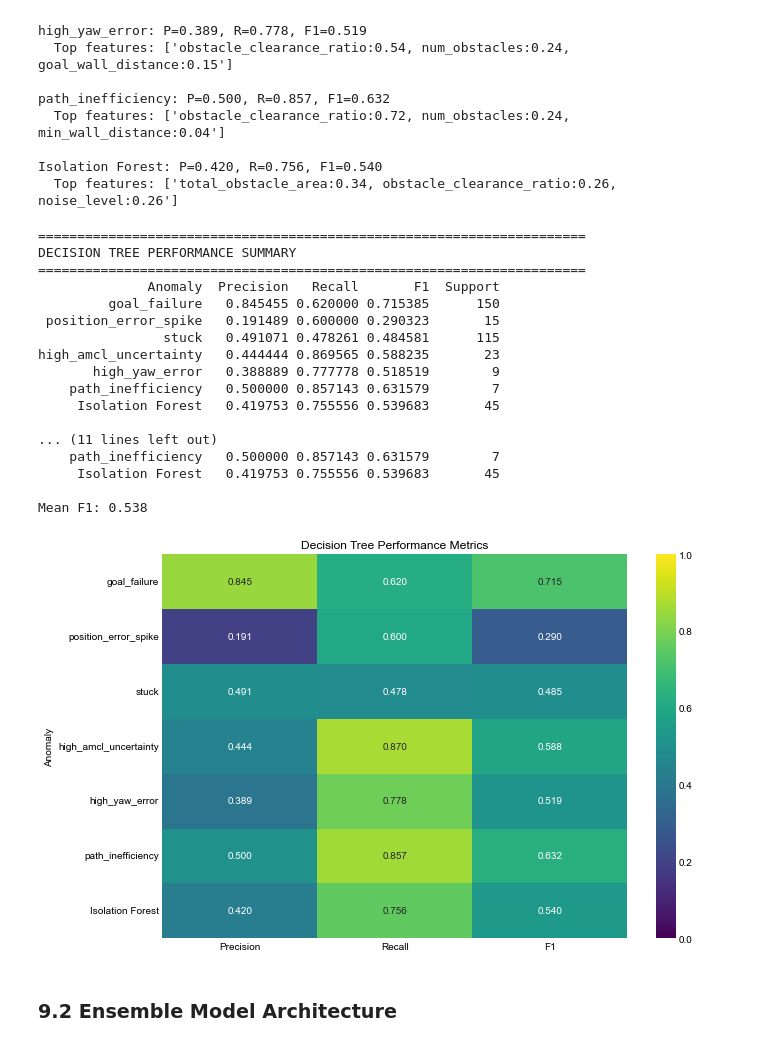
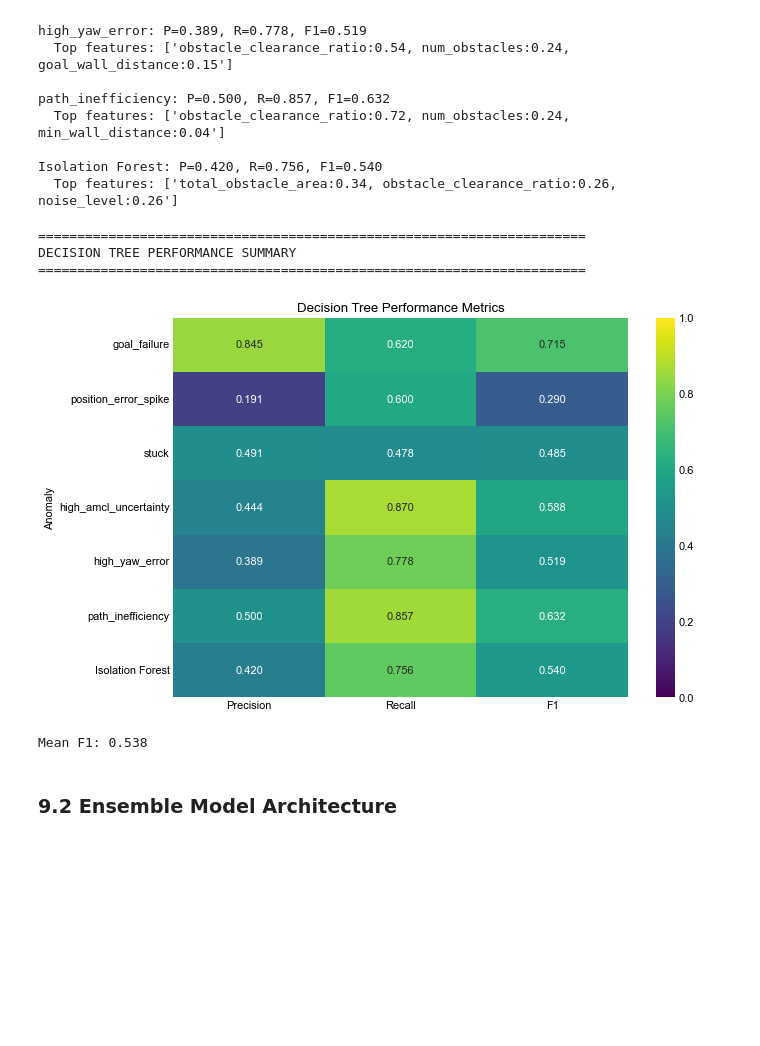
Before and after one commit to nasimpc/Robot-Navigation-Anomaly-Detection-and-Causal-Analysis, a Jupyter notebook: assignment3/team_02_assignment03.ipynb, the cells around one changed output. Cells and saved outputs as stored; diff of their text form; code cells hidden in the pictures; blank space fills up the shorter version.

```diff
--- a/assignment3/team_02_assignment03.ipynb
+++ b/assignment3/team_02_assignment03.ipynb
@@ -1159,46 +1159,32 @@ Isolation Forest: P=0.420, R=0.756, F1=0.540
   Top features: ['total_obstacle_area:0.34, obstacle_clearance_ratio:0.26, noise_level:0.26']
 # %%
 # Performance Summary
-# print('\n' + '='*70)
-# print('DECISION TREE PERFORMANCE SUMMARY')
-# print('='*70)
+print('\n' + '='*70)
+print('DECISION TREE PERFORMANCE SUMMARY')
+print('='*70)
 
-# perf_df = pd.DataFrame([
-#     {'Anomaly': a, 'Precision': r['precision'], 'Recall': r['recall'],
-#      'F1': r['f1'], 'Support': r['support']}
-#     for a, r in tree_reports.items()
-# ])
-# print(perf_df.to_string(index=False))
-# print(f'\nMean F1: {perf_df["F1"].mean():.3f}')
+perf_df = pd.DataFrame([
+    {'Anomaly': a, 'Precision': r['precision'], 'Recall': r['recall'],
+     'F1': r['f1'], 'Support': r['support']}
+    for a, r in tree_reports.items()
+])
 
 # Visualization
 if not perf_df.empty:
     fig, ax = plt.subplots(figsize=(10, 6))
     sns.heatmap(perf_df.set_index('Anomaly')[['Precision', 'Recall', 'F1']],
                 annot=True, fmt='.3f', cmap='viridis', vmin=0, vmax=1, ax=ax)
     ax.set_title('Decision Tree Performance Metrics')
     plt.tight_layout()
     plt.savefig(IMAGES_PATH / 'decision_tree_performance.png', dpi=150, **SAVEFIG_KW)
     plt.show()
+print(f'\nMean F1: {perf_df["F1"].mean():.3f}')
 # %% [output]
 ======================================================================
 DECISION TREE PERFORMANCE SUMMARY
 ======================================================================
-              Anomaly  Precision   Recall       F1  Support
-         goal_failure   0.845455 0.620000 0.715385      150
- position_error_spike   0.191489 0.600000 0.290323       15
-                stuck   0.491071 0.478261 0.484581      115
-high_amcl_uncertainty   0.444444 0.869565 0.588235       23
-       high_yaw_error   0.388889 0.777778 0.518519        9
-    path_inefficiency   0.500000 0.857143 0.631579        7
-     Isolation Forest   0.419753 0.755556 0.539683       45
-
-... (11 lines left out)
-    path_inefficiency   0.500000 0.857143 0.631579        7
-     Isolation Forest   0.419753 0.755556 0.539683       45
-
-Mean F1: 0.538
-[figure, old version]
+[figure, new version]
+Mean F1: 0.538
 # %% [markdown]
 ### 9.2 Ensemble Model Architecture
 # %%
```
Also changed, not shown: parts of 3 cells of this notebook, 1 other file.
